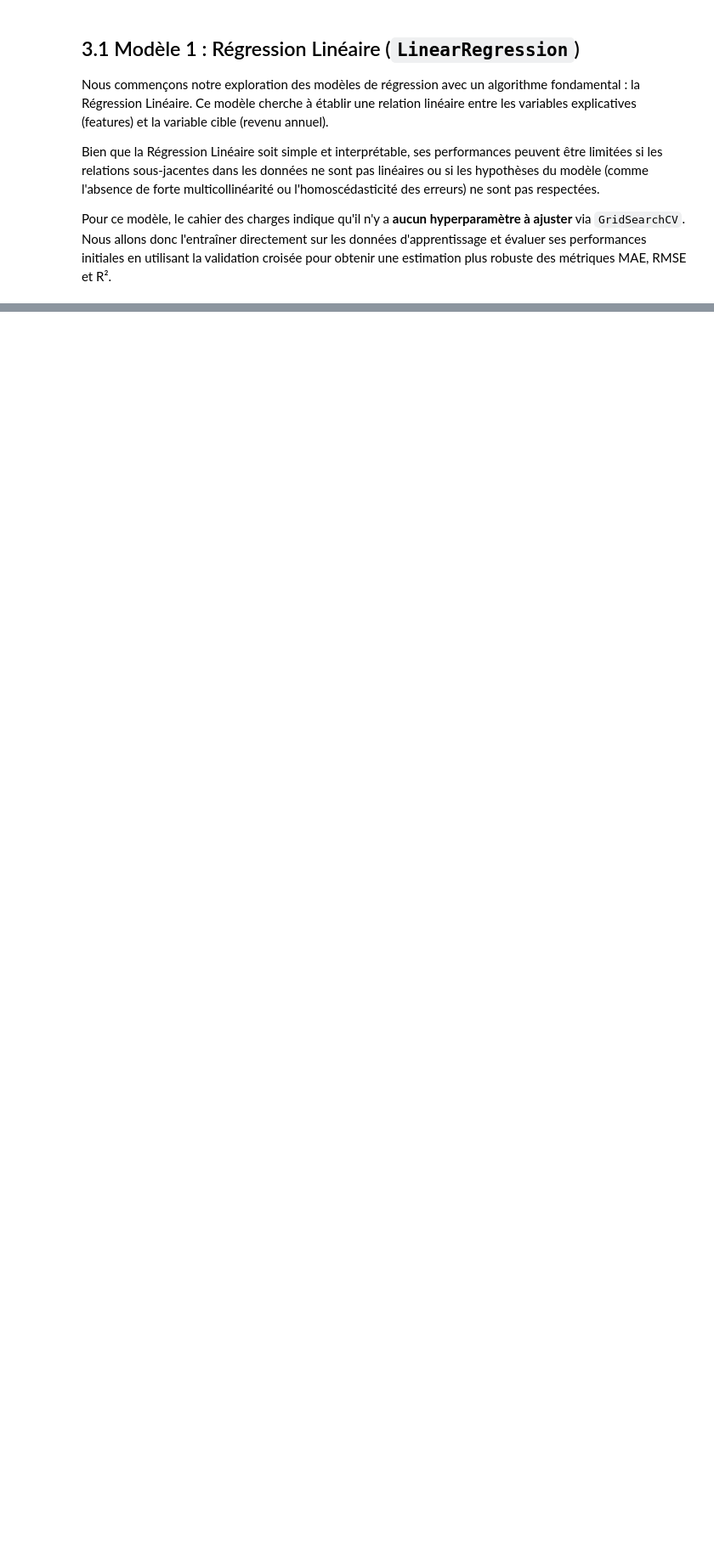
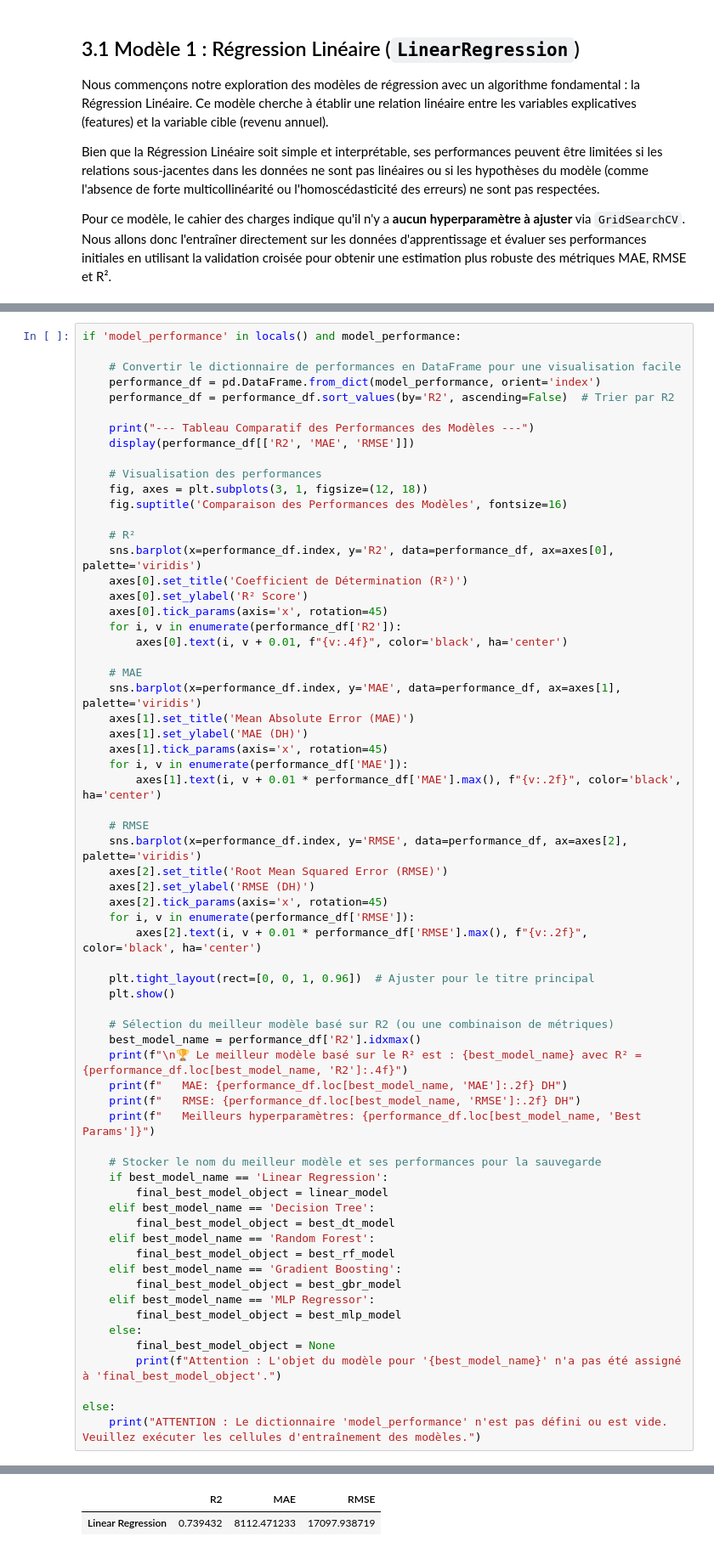
Before and after one commit to elnassim/ProjectML, a Jupyter notebook: mini_projet_AI_Saad_Youness_Nassim.ipynb, the cells around one changed output, grey strips where cells are left out. Shown at 85% size. Drawn from its saved outputs; the diff is of its cells as text; blank space fills up the shorter version.

```diff
--- a/mini_projet_AI_Saad_Youness_Nassim.ipynb
+++ b/mini_projet_AI_Saad_Youness_Nassim.ipynb
@@ -821,0 +1383,66 @@ Prédictions sur X_test_processed_df...
+# %%
+if 'model_performance' in locals() and model_performance:
+
+    # Convertir le dictionnaire de performances en DataFrame pour une visualisation facile
+    performance_df = pd.DataFrame.from_dict(model_performance, orient='index')
+    performance_df = performance_df.sort_values(by='R2', ascending=False)  # Trier par R2
+
+    print("--- Tableau Comparatif des Performances des Modèles ---")
+    display(performance_df[['R2', 'MAE', 'RMSE']])
+
+    # Visualisation des performances
+    fig, axes = plt.subplots(3, 1, figsize=(12, 18))
+    fig.suptitle('Comparaison des Performances des Modèles', fontsize=16)
+
+    # R²
+    sns.barplot(x=performance_df.index, y='R2', data=performance_df, ax=axes[0], palette='viridis')
+    axes[0].set_title('Coefficient de Détermination (R²)')
+    axes[0].set_ylabel('R² Score')
+    axes[0].tick_params(axis='x', rotation=45)
+    for i, v in enumerate(performance_df['R2']):
+        axes[0].text(i, v + 0.01, f"{v:.4f}", color='black', ha='center')
+
+    # MAE
+    sns.barplot(x=performance_df.index, y='MAE', data=performance_df, ax=axes[1], palette='viridis')
+    axes[1].set_title('Mean Absolute Error (MAE)')
+    axes[1].set_ylabel('MAE (DH)')
+    axes[1].tick_params(axis='x', rotation=45)
+    for i, v in enumerate(performance_df['MAE']):
+        axes[1].text(i, v + 0.01 * performance_df['MAE'].max(), f"{v:.2f}", color='black', ha='center')
+
+    # RMSE
+    sns.barplot(x=performance_df.index, y='RMSE', data=performance_df, ax=axes[2], palette='viridis')
+    axes[2].set_title('Root Mean Squared Error (RMSE)')
+    axes[2].set_ylabel('RMSE (DH)')
+    axes[2].tick_params(axis='x', rotation=45)
+    for i, v in enumerate(performance_df['RMSE']):
+        axes[2].text(i, v + 0.01 * performance_df['RMSE'].max(), f"{v:.2f}", color='black', ha='center')
+
+    plt.tight_layout(rect=[0, 0, 1, 0.96])  # Ajuster pour le titre principal
+    plt.show()
+
+    # Sélection du meilleur modèle basé sur R2 (ou une combinaison de métriques)
+    best_model_name = performance_df['R2'].idxmax()
+    print(f"\n🏆 Le meilleur modèle basé sur le R² est : {best_model_name} avec R² = {performance_df.loc[best_model_name, 'R2']:.4f}")
+    print(f"   MAE: {performance_df.loc[best_model_name, 'MAE']:.2f} DH")
+    print(f"   RMSE: {performance_df.loc[best_model_name, 'RMSE']:.2f} DH")
+    print(f"   Meilleurs hyperparamètres: {performance_df.loc[best_model_name, 'Best Params']}")
+
+    # Stocker le nom du meilleur modèle et ses performances pour la sauvegarde
+    if best_model_name == 'Linear Regression':
+        final_best_model_object = linear_model
+    elif best_model_name == 'Decision Tree':
+        final_best_model_object = best_dt_model
+    elif best_model_name == 'Random Forest':
+        final_best_model_object = best_rf_model
+    elif best_model_name == 'Gradient Boosting':
+        final_best_model_object = best_gbr_model
+    elif best_model_name == 'MLP Regressor':
+        final_best_model_object = best_mlp_model
+    else:
+        final_best_model_object = None
+        print(f"Attention : L'objet du modèle pour '{best_model_name}' n'a pas été assigné à 'final_best_model_object'.")
+
+else:
+    print("ATTENTION : Le dictionnaire 'model_performance' n'est pas défini ou est vide. Veuillez exécuter les cellules d'entraînement des modèles.")
+# %% [output]
@@ -821,0 +1450,2 @@ Prédictions sur X_test_processed_df...
+|  | R2 | MAE | RMSE |
+| Linear Regression | 0.739432 | 8112.471233 | 17097.938719 |
```
Also changed, not shown: parts of 22 cells of this notebook, 1 other file.
